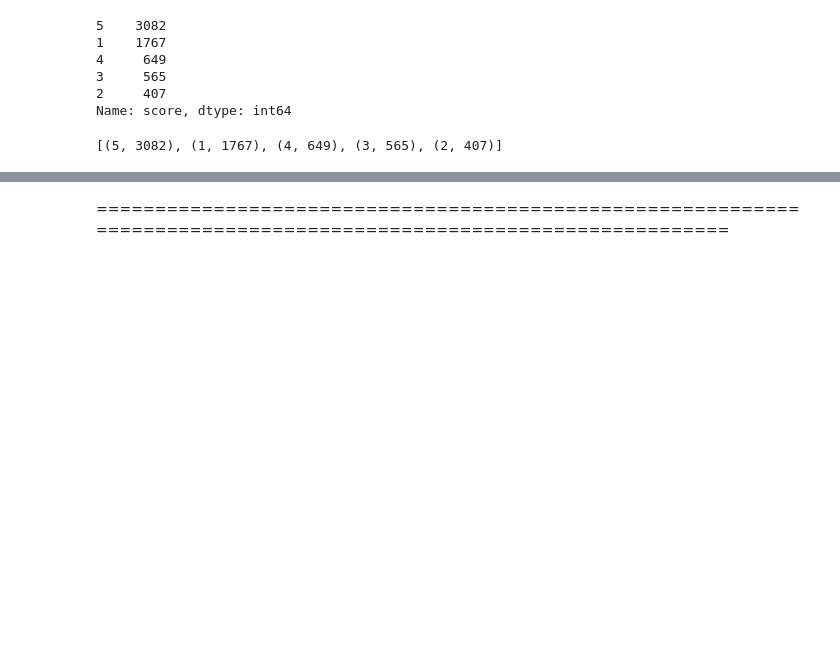
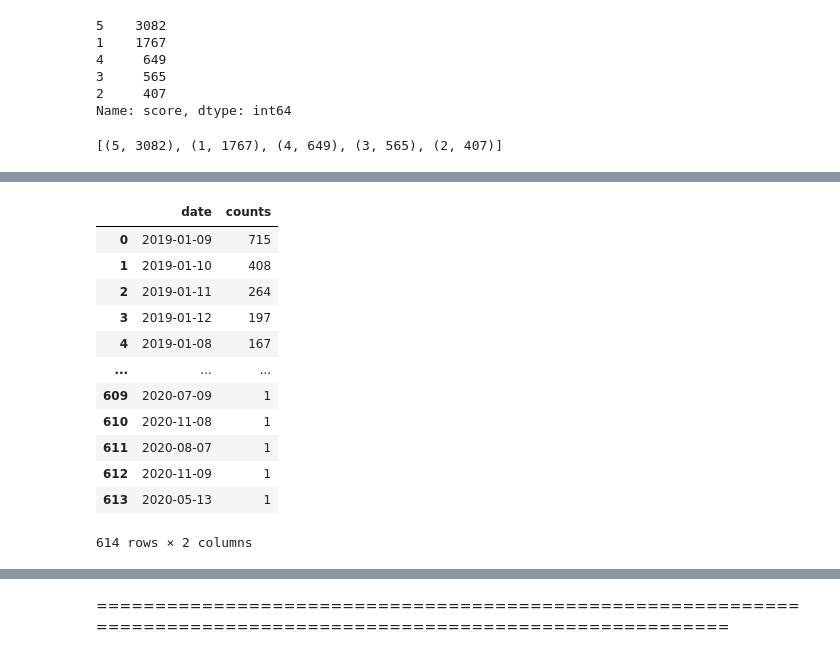
Before and after one commit to Moses-Lin/romreview, a Jupyter notebook: EDA.ipynb, the cells around one changed output, grey strips where cells are left out. Saved outputs shown, nothing was run; the diff lists cells and outputs as text; code cells hidden in the pictures; blank space fills up the shorter version.

```diff
--- a/EDA.ipynb
+++ b/EDA.ipynb
@@ -157,0 +223,18 @@ df['reviewCreatedVersion'].value_counts()
+# %%
+reviewtimecounts = df['at'].value_counts().reset_index(name='counts')
+reviewtimecounts.columns = ['date', 'counts']
+reviewtimecounts
+# %% [output]
+|  | date | counts |
+| 0 | 2019-01-09 | 715 |
+| 1 | 2019-01-10 | 408 |
+| 2 | 2019-01-11 | 264 |
+| 3 | 2019-01-12 | 197 |
+| 4 | 2019-01-08 | 167 |
+| ... | ... | ... |
+| 609 | 2020-07-09 | 1 |
+| 610 | 2020-11-08 | 1 |
+| 611 | 2020-08-07 | 1 |
+| 612 | 2020-11-09 | 1 |
+| 613 | 2020-05-13 | 1 |
+614 rows × 2 columns
```
Also changed, not shown: parts of 10 cells of this notebook.
